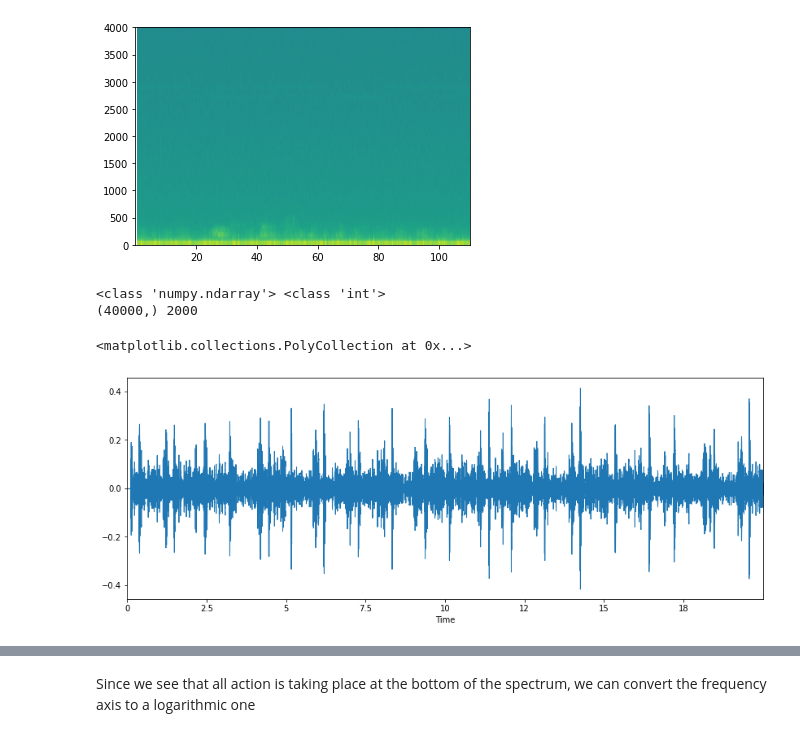
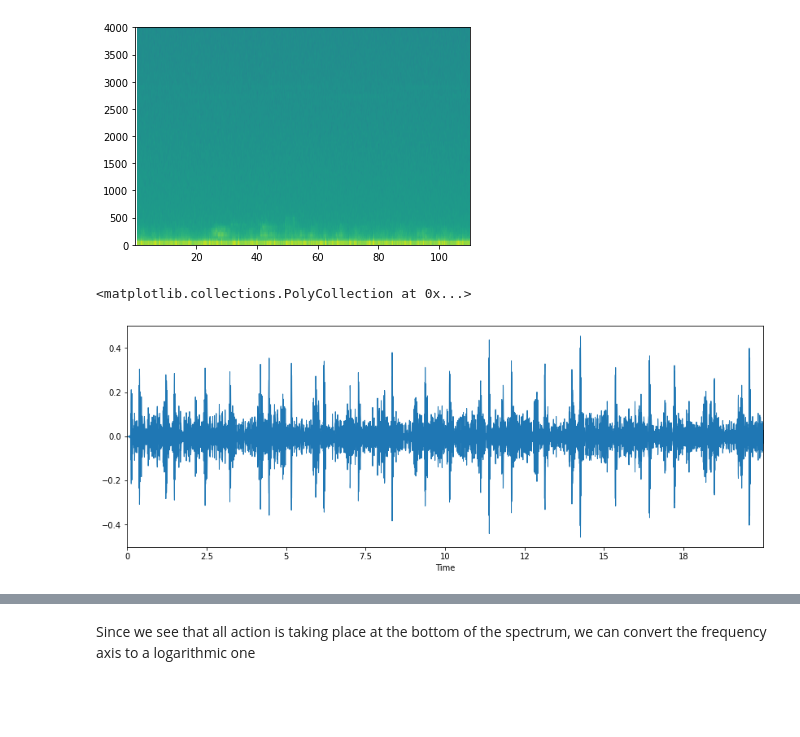
Before and after one commit to tibayo1/DL-Lung-Sounds, a Jupyter notebook: Lung_Sounds_Detection.ipynb, the cells around one changed output, grey strips where cells are left out. Drawn from its saved outputs; the diff is of its cells as text; code cells hidden in the pictures; blank space fills up the shorter version.

```diff
--- a/Lung_Sounds_Detection.ipynb
+++ b/Lung_Sounds_Detection.ipynb
@@ -175,19 +178,12 @@ x = graph_spectrogram(path)
 # %% [output]
 [figure]
 # %%
-x, sr = librosa.load(path, sr=2000)
-
-print(type(x), type(sr))
-print(x.shape, sr)
+x, sr = librosa.load(path, sr=200)
+plt.figure(figsize=(14, 5))
+librosa.display.waveplot(x, sr=sr)
 # %% [output]
-<class 'numpy.ndarray'> <class 'int'>
-(40000,) 2000
+<matplotlib.collections.PolyCollection at 0x...>
+[figure, added]
-# %%
-plt.figure(figsize=(14, 5))
-librosa.display.waveplot(x, sr=sr)
-# %% [output]
-<matplotlib.collections.PolyCollection at 0x...>
-[figure, removed]
 # %%
 X = librosa.stft(x)
 Xdb = librosa.amplitude_to_db(abs(X))
```
Also changed, not shown: parts of 19 cells of this notebook.
